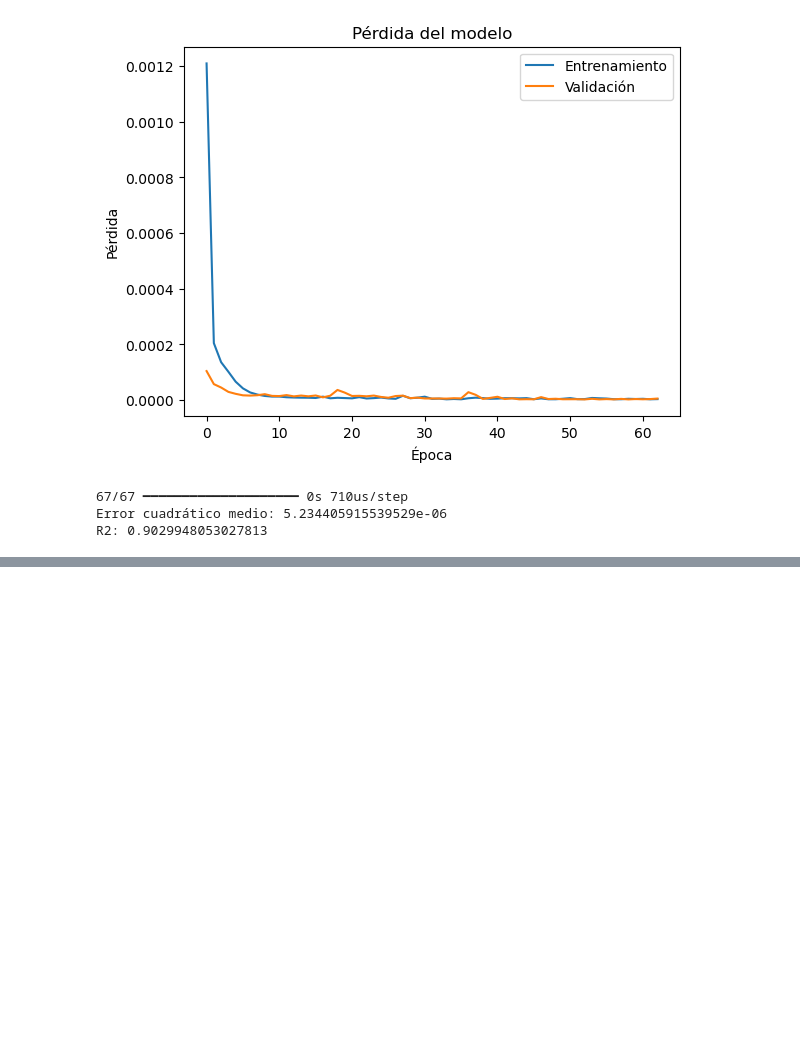
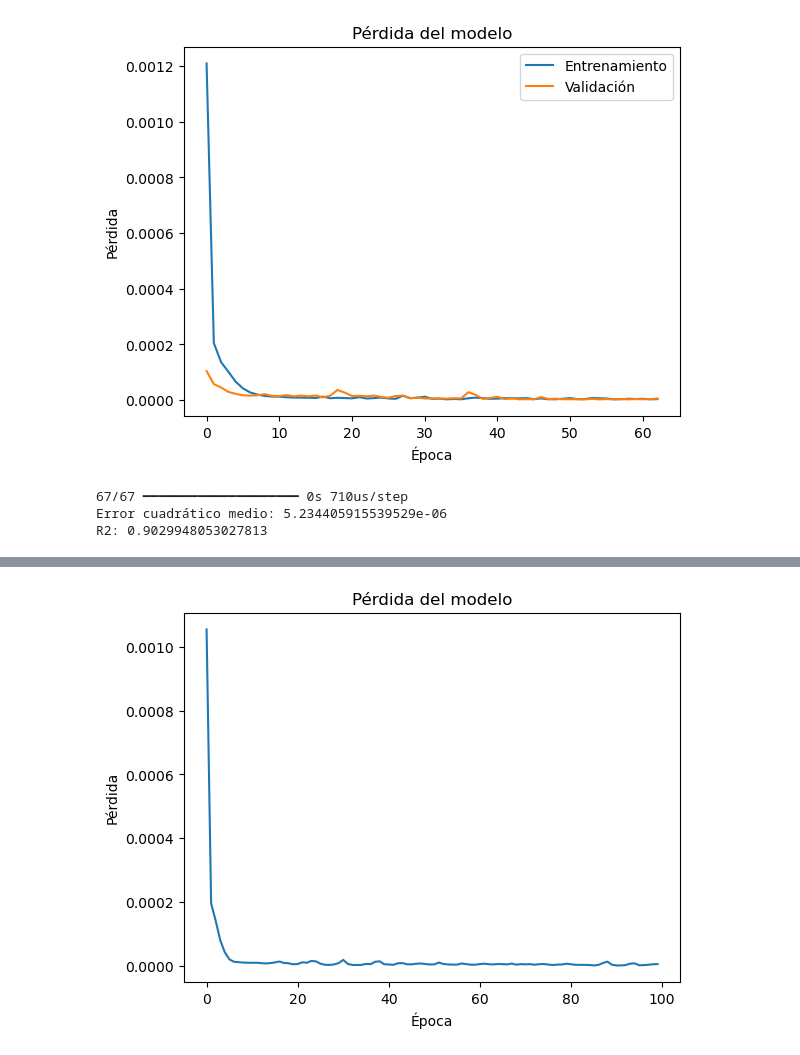
Before and after one commit to markalbrand56/DS-Laboratorio-8, a Jupyter notebook: modelo.ipynb, the cells around one changed output, grey strips where cells are left out. Saved outputs shown, nothing was run; the diff lists cells and outputs as text; code cells hidden in the pictures; blank space fills up the shorter version.

Commit message:
modelos
Co-Authored-By: Jimena Hernández <77686378+kojimena@users.noreply.github.com>

```diff
--- a/modelo.ipynb
+++ b/modelo.ipynb
@@ -363,0 +366,28 @@ Esto se puede deber a que el conjunto de datos es bastante pequeño y simple, po
+# %%
+modelo_final = Sequential()
+
+modelo_final.add(Dense(64, input_dim=X_train_scaled.shape[1], activation='relu'))
+modelo_final.add(Dense(32, activation='relu'))
+modelo_final.add(Dense(1, activation='linear'))
+# %%
+optimizer = 'adam'
+loss = 'mean_squared_error'
+metrics = ['mse', 'mae']
+epochs = 100
+batch_size = 32
+
+early_stop = EarlyStopping(monitor='val_loss', patience=10, verbose=1)
+
+modelo_final.compile(
+    optimizer=optimizer,
+    loss=loss,
+    metrics=metrics,
+)
+# %%
+history = modelo_final.fit(
+    data_scaled.drop('total (R$)', axis=1),
+    data_scaled['total (R$)'],
+    epochs=epochs,
+    batch_size=batch_size,
+    callbacks=[early_stop],
+)
@@ -363,0 +416,9 @@ Esto se puede deber a que el conjunto de datos es bastante pequeño y simple, po
+# %%
+# Grafiar la pérdida
+plt.plot(history.history['loss'])
+plt.title('Pérdida del modelo')
+plt.ylabel('Pérdida')
+plt.xlabel('Época')
+plt.show()
+# %% [output]
+[figure, added]
```
Also changed, not shown: parts of 7 cells of this notebook, 2 other files.
